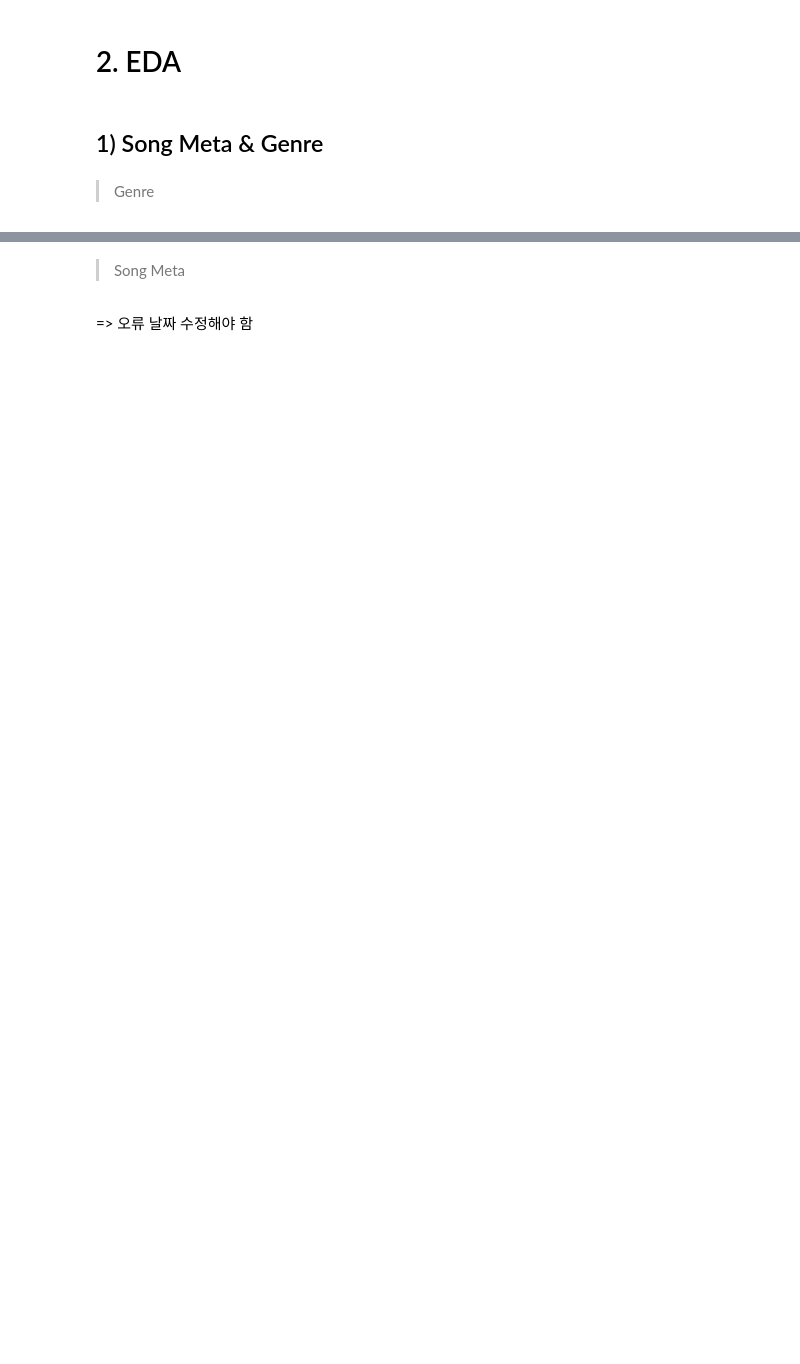
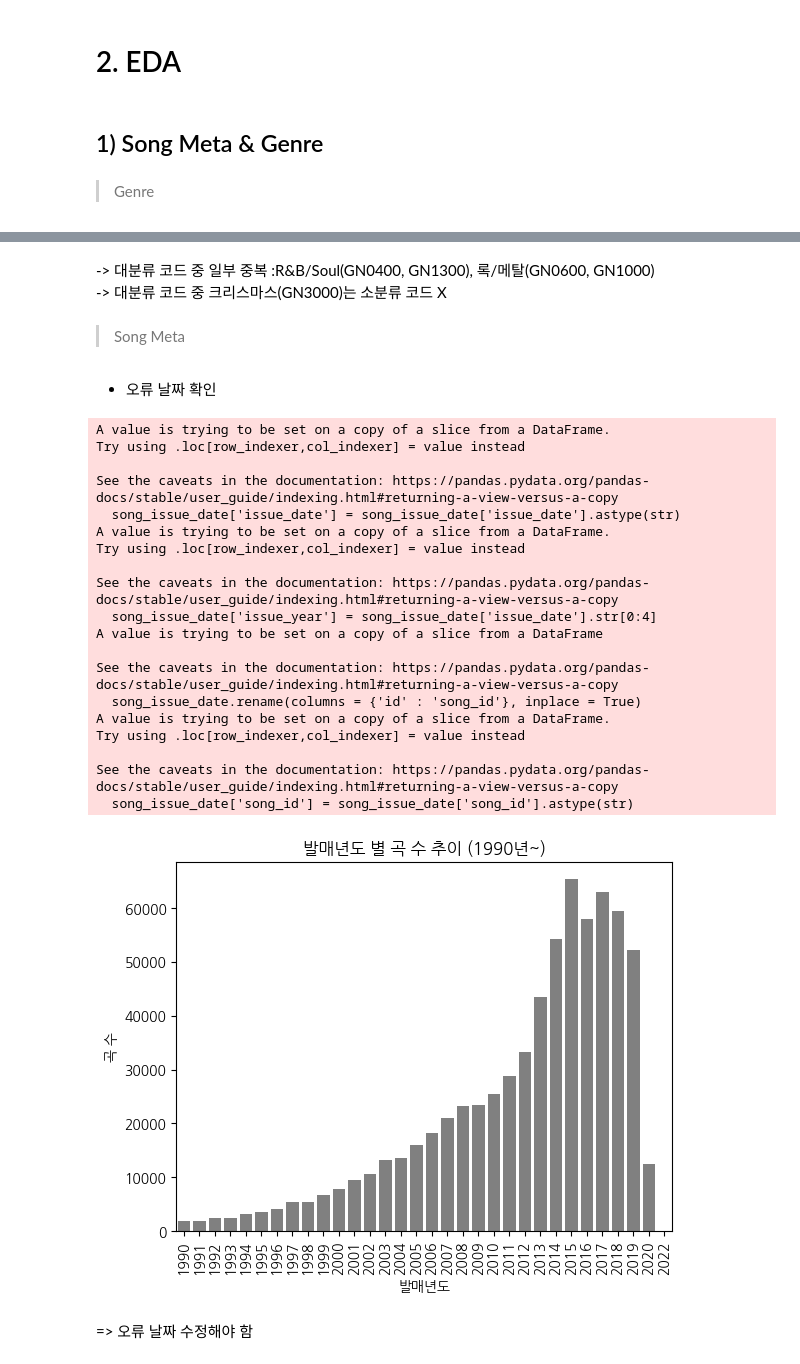
Before and after one commit to pulpo125/AIPlayer_Pling, a Jupyter notebook: 1_analysis/2_EDA.ipynb, the cells around one changed output, grey strips where cells are left out. Cells and saved outputs as stored; diff of their text form; code cells hidden in the pictures; blank space fills up the shorter version.

```diff
--- a/1_analysis/2_EDA.ipynb
+++ b/1_analysis/2_EDA.ipynb
@@ -9,6 +9,15 @@ import numpy as np
 import random
 import distutils.dir_util
 from matplotlib import pyplot as plt
+import seaborn as sns
+import matplotlib.font_manager as fm
+from collections import Counter
+import string
+
+fe = fm.FontEntry(
+    fname=r'./font/NanumGothic.ttf', name='NanumGothic')
+fm.fontManager.ttflist.insert(0, fe)              # Matplotlib에 폰트 추가
+plt.rcParams.update({'font.size': 10, 'font.family': 'NanumGothic'})
 # %%
 playlists = pd.read_json('../0_data/playlists.json', typ = 'frame', encoding='utf-8')
 song_meta = pd.read_json('../0_data/song_meta.json', typ = 'frame', encoding='utf-8')
@@ -24,2 +109,5 @@ genre_gn_all = pd.read_json('../0_data/genre_gn_all.json', typ = 'frame', encodi
+# %% [markdown]
+-> 대분류 코드 중 일부 중복 :R&B/Soul(GN0400, GN1300), 록/메탈(GN0600, GN1000)
+-> 대분류 코드 중 크리스마스(GN3000)는 소분류 코드 X
 # %% [markdown]
 > Song Meta
@@ -29,2 +114,48 @@ genre_gn_all = pd.read_json('../0_data/genre_gn_all.json', typ = 'frame', encodi
+# %% [markdown]
+- 오류 날짜 확인
+# %%
+# 1. 곡 아이디(id)와 발매일자(issue_date) 추출
+song_issue_date = song_meta[['id', 'issue_date']]
+song_issue_date['issue_date'] = song_issue_date['issue_date'].astype(str)
+
+# 2. issue_date의 앞자리 네 자리를 추출하여 발매년도(issue_year) 변수 생성
+song_issue_date['issue_year'] = song_issue_date['issue_date'].str[0:4]
+song_issue_date.rename(columns = {'id' : 'song_id'}, inplace = True)
+song_issue_date['song_id'] = song_issue_date['song_id'].astype(str)
+
+# 3. 1990년도~ 필터링
+song_issue_date_filter = song_issue_date[song_issue_date.issue_year >= '1990']
+
+# 4. 발매년도 별 곡 수 count 테이블 생성 : issue_year_song_cnt
+issue_year_song_cnt = song_issue_date_filter.groupby('issue_year').song_id.nunique().reset_index(name = 'song_cnt')
+
+# 5. plotting
+issue_year_song_cnt_plot = sns.barplot(x = 'issue_year', y = 'song_cnt', data = issue_year_song_cnt, color = 'grey')
+issue_year_song_cnt_plot.set_title('발매년도 별 곡 수 추이 (1990년~)')
+issue_year_song_cnt_plot.set_xlabel('발매년도')
+issue_year_song_cnt_plot.set_ylabel('곡 수')
+plt.xticks(rotation = 90)
+plt.show()
+# %% [output]
+A value is trying to be set on a copy of a slice from a DataFrame.
+Try using .loc[row_indexer,col_indexer] = value instead
+
+See the caveats in the documentation: https://pandas.pydata.org/pandas-docs/stable/user_guide/indexing.html#returning-a-view-versus-a-copy
+  song_issue_date['issue_date'] = song_issue_date['issue_date'].astype(str)
+A value is trying to be set on a copy of a slice from a DataFrame.
+Try using .loc[row_indexer,col_indexer] = value instead
+
+See the caveats in the documentation: https://pandas.pydata.org/pandas-docs/stable/user_guide/indexing.html#returning-a-view-versus-a-copy
+  song_issue_date['issue_year'] = song_issue_date['issue_date'].str[0:4]
+A value is trying to be set on a copy of a slice from a DataFrame
+
+See the caveats in the documentation: https://pandas.pydata.org/pandas-docs/stable/user_guide/indexing.html#returning-a-view-versus-a-copy
+  song_issue_date.rename(columns = {'id' : 'song_id'}, inplace = True)
+A value is trying to be set on a copy of a slice from a DataFrame.
+Try using .loc[row_indexer,col_indexer] = value instead
+
+See the caveats in the documentation: https://pandas.pydata.org/pandas-docs/stable/user_guide/indexing.html#returning-a-view-versus-a-copy
+  song_issue_date['song_id'] = song_issue_date['song_id'].astype(str)
+[figure, added]
 # %% [markdown]
 => 오류 날짜 수정해야 함
```
Also changed, not shown: parts of 38 cells of this notebook, 1 other file.
